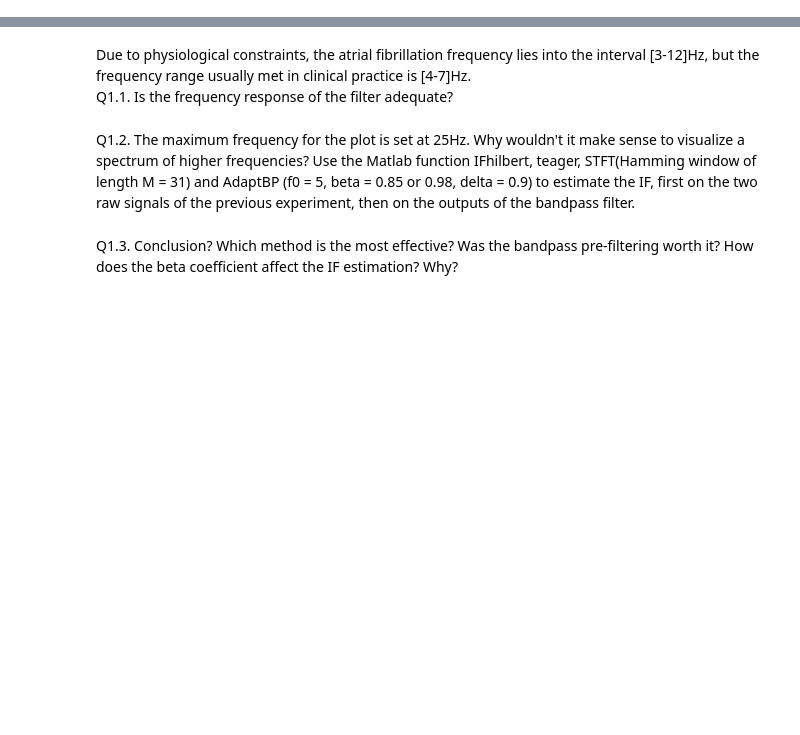
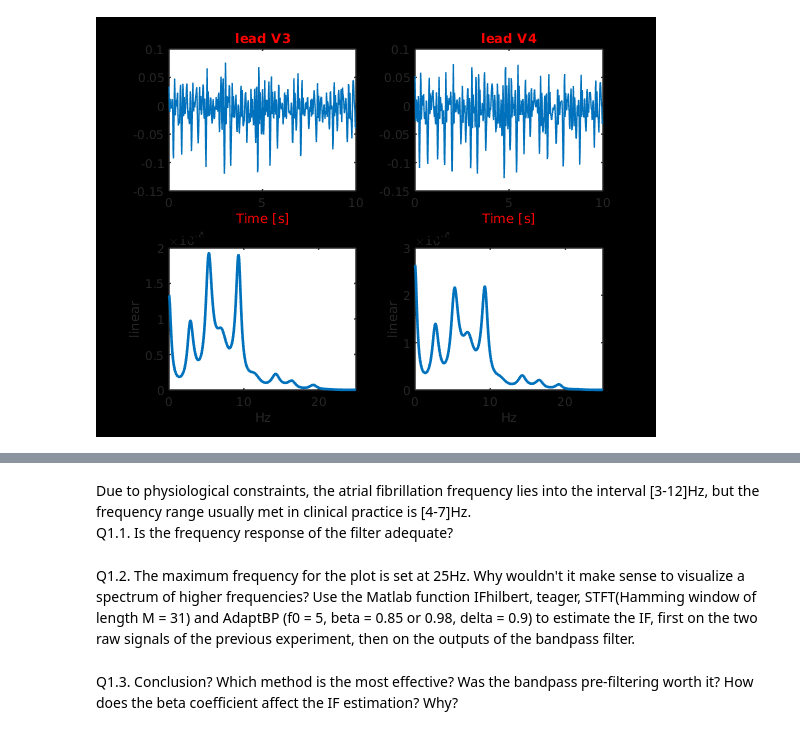
Before and after one commit to ricardo2911/labo, a Jupyter notebook: Labo_07/Lab07.ipynb, the cells around one changed output, grey strips where cells are left out. Cells and saved outputs as stored; diff of their text form; code cells hidden in the pictures; blank space fills up the shorter version.

```diff
--- a/Labo_07/Lab07.ipynb
+++ b/Labo_07/Lab07.ipynb
@@ -57,0 +1,84 @@ subplot(313), plot(IF), title('IF of common oscillation', 'Color', 'red'), ylim(
+# %%
+% --------- Experiment 1 -------------
+% IF estimation form surface ECG during atrial fibrillation
+close all
+clear all
+AA = load('AA_AFib.dat');
+
+V3 = AA(:,9);
+V4 = AA(:,10);
+
+N = size(AA,1);
+Fs = 50;
+
+% Visualize the raw signals and their PSD estimates
+figure
+t = (0:N-1)./Fs;
+subplot(221), plot(t, V3), title('lead V3', 'Color', 'r'), xlabel('Time [s]', 'Color', 'r')
+subplot(223), AR_psd(V3, 20, 50, 25, 0, 1);
+set(gcf, 'Name', 'raw V3 signal and the PSD')
+
+subplot(222), plot(t, V4), title('lead V4', 'Color', 'r'), xlabel('Time [s]', 'Color', 'r')
+subplot(224), AR_psd(V4, 20, 50, 25, 0, 1);
+set(gcf, 'Name', 'raw V4 signal and the PSD')
+
+% Design the IIR bandpass filter [4-7]Hz
+[Nb,wn] = buttord([0.16 0.28], [0.12 0.32], 0.5, 20);
+[b,a] = butter(Nb, wn);
+
+% Visualize the filter
+figure
+[h,w] = freqz(b, a, 1000);
+plot(Fs*linspace(0,0.5,1000), abs(h)), title('Amplitude response', 'Color', 'r'), xlabel('Frequency [Hz]', 'Color', 'r')
+set(gcf, 'Name', 'Amplitude response of the bandpass filter')
+
+% Filter the signals
+V3_filt = filtfilt(b, a, V3);
+V4_filt = filtfilt(b, a, V4);
+
+% Visualize the filtered signals and their PSD estimates
+figure
+subplot(221), plot(t, V3_filt), title('lead V3', 'Color', 'r'), xlabel('Time [s]', 'Color', 'r')
+subplot(223), AR_psd(V3_filt, 20, 50, 25, 0, 1);
+set(gcf, 'Name', 'filtered V3 signal and the PSD')
+
+subplot(222), plot(t, V4_filt), title('lead V4', 'Color', 'r'), xlabel('Time [s]', 'Color', 'r')
+subplot(224), AR_psd(V4_filt, 20, 50, 25, 0, 1);
+set(gcf, 'Name', 'filtered V4 signal and the PSD')
+
+% IF estimation on raw signals
+IF_STFT = STFT(V3, 31, 50);
+[IF_Adapt_1, y] = AdaptBP(V3, 5, 0.85, 0.9, 50, 0);
+[IF_Adapt_2, y] = AdaptBP(V3, 5, 0.98, 0.9, 50, 0);
+figure
+subplot(311), plot(t, IF_STFT), title('IF\_STFT on raw V3 signal', 'Color', 'r'), xlabel('Time [s]', 'Color', 'r'), ylim([0 15])
+subplot(312), plot(t, IF_Adapt_1), title('IF\_Adapt on raw V3 signal, beta = 0.85', 'Color', 'r'), xlabel('Time [s]', 'Color', 'r'), ylim([0 15])
+subplot(313), plot(t, IF_Adapt_2), title('IF\_Adapt on raw V3 signal, beta = 0.98', 'Color', 'r'), xlabel('Time [s]', 'Color', 'r'), ylim([0 15])
+set(gcf, 'Name', 'IF estimation on raw V3 signal')
+
+IF_STFT = STFT(V4, 31, 50);
+[IF_Adapt_1, y] = AdaptBP(V4, 5, 0.85, 0.9, 50, 0);
+[IF_Adapt_2, y] = AdaptBP(V4, 5, 0.98, 0.9, 50, 0);
+figure
+subplot(311), plot(t, IF_STFT), title('IF\_STFT on raw V4 signal', 'Color', 'r'), xlabel('Time [s]', 'Color', 'r'), ylim([0 15])
+subplot(312), plot(t, IF_Adapt_1), title('IF\_Adapt on raw V4 signal, beta = 0.85', 'Color', 'r'), xlabel('Time [s]', 'Color', 'r'), ylim([0 15])
+subplot(313), plot(t, IF_Adapt_2), title('IF\_Adapt on raw V4 signal, beta = 0.98', 'Color', 'r'), xlabel('Time [s]', 'Color', 'r'), ylim([0 15])
+set(gcf, 'Name', 'IF estimation on raw V4 signal')
+
+% IF estimation on filtered signals
+IF_STFT = STFT(V3_filt, 31, 50);
+[IF_Adapt_1f, y] = AdaptBP(V3_filt, 5, 0.85, 0.9, 50, 0);
+[IF_Adapt_2f, y] = AdaptBP(V3_filt, 5, 0.98, 0.9, 50, 0);
+figure
+subplot(311), plot(t, IF_STFT), title('IF\_STFT on filtered V3 signal', 'Color', 'r'), xlabel('Time [s]', 'Color', 'r'), ylim([0 15])
+subplot(312), plot(t, IF_Adapt_1f), title('IF\_Adapt on filtered V3 signal, beta = 0.85', 'Color', 'r'), xlabel('Time [s]', 'Color', 'r'), ylim([0 15])
+subplot(313), plot(t, IF_Adapt_2f), title('IF\_Adapt on filtered V3 signal, beta = 0.98', 'Color', 'r'), xlabel('Time [s]', 'Color', 'r'), ylim([0 15])
+set(gcf, 'Name', 'IF estimation on filtered V3 signal')
+
+IF_STFT = STFT(V4_filt, 31, 50);
+[IF_Adapt, y] = AdaptBP(V4_filt, 4, 0.95, 0.9, 50, 0);
+figure
+subplot(211), plot(t, IF_STFT), title('IF\_STFT on filtered V4 signal', 'Color', 'r'), xlabel('Time [s]', 'Color', 'r'), ylim([0 15])
+subplot(212), plot(t, IF_Adapt), title('IF\_Adapt on filtered V4 signal', 'Color', 'r'), xlabel('Time [s]', 'Color', 'r'), ylim([0 15])
+set(gcf, 'Name', 'IF estimation on filtered V4 signal')
+# %% [output]
@@ -57,0 +89 @@ subplot(313), plot(IF), title('IF of common oscillation', 'Color', 'red'), ylim(
+[figure, added]
```
Also changed, not shown: parts of 2 cells of this notebook.
